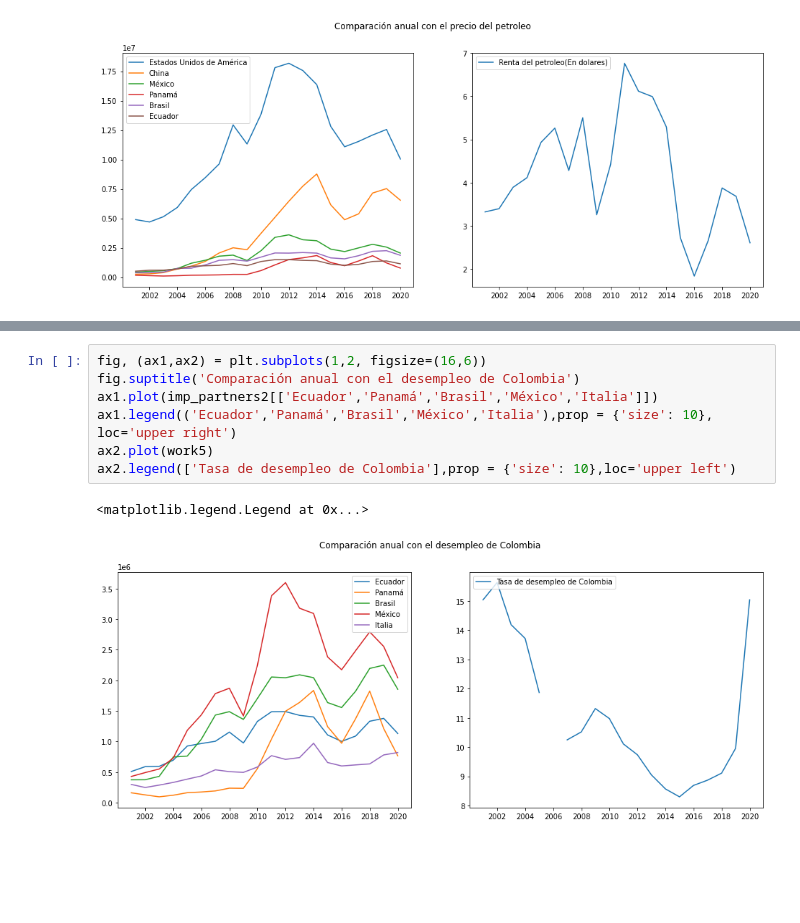
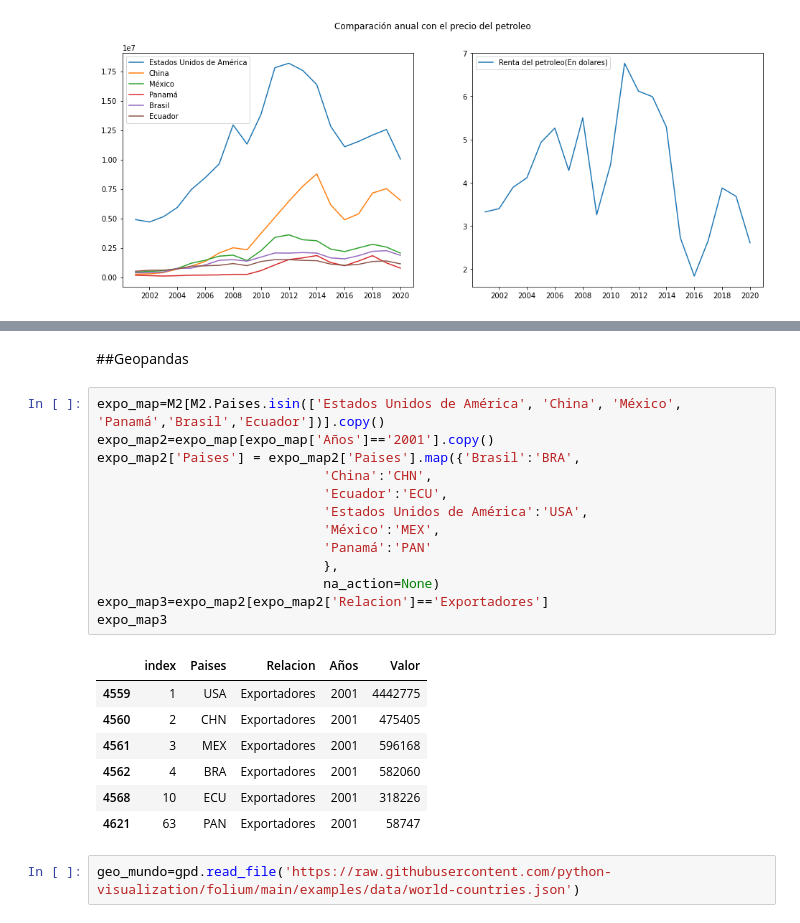
Before and after one commit to LuchoValr/Semillero, a Jupyter notebook: Proyecto_semillero_Avance1.ipynb, the cells around one changed output, grey strips where cells are left out. Drawn from its saved outputs; the diff is of its cells as text; blank space fills up the shorter version.

```diff
--- a/Proyecto_semillero_Avance1.ipynb
+++ b/Proyecto_semillero_Avance1.ipynb
@@ -255,10 +279,25 @@ ax2.plot(pibcap_ven5)
-# %%
-fig, (ax1,ax2) = plt.subplots(1,2, figsize=(16,6))
-fig.suptitle('Comparación anual con el desempleo de Colombia')
-ax1.plot(imp_partners2[['Ecuador','Panamá','Brasil','México','Italia']])
-ax1.legend(('Ecuador','Panamá','Brasil','México','Italia'),prop = {'size': 10}, loc='upper right')
-ax2.plot(work5)
-ax2.legend(['Tasa de desempleo de Colombia'],prop = {'size': 10},loc='upper left')
-# %% [output]
-<matplotlib.legend.Legend at 0x...>
-[figure, removed]
+# %% [markdown]
+##Geopandas
+# %%
+expo_map=M2[M2.Paises.isin(['Estados Unidos de América', 'China', 'México', 'Panamá','Brasil','Ecuador'])].copy()
+expo_map2=expo_map[expo_map['Años']=='2001'].copy()
+expo_map2['Paises'] = expo_map2['Paises'].map({'Brasil':'BRA',
+                             'China':'CHN',
+                             'Ecuador':'ECU',
+                             'Estados Unidos de América':'USA',
+                             'México':'MEX',
+                             'Panamá':'PAN'
+                             },
+                             na_action=None)
+expo_map3=expo_map2[expo_map2['Relacion']=='Exportadores']
+expo_map3
+# %% [output]
+|  | index | Paises | Relacion | Años | Valor |
+| 4559 | 1 | USA | Exportadores | 2001 | 4442775 |
+| 4560 | 2 | CHN | Exportadores | 2001 | 475405 |
+| 4561 | 3 | MEX | Exportadores | 2001 | 596168 |
+| 4562 | 4 | BRA | Exportadores | 2001 | 582060 |
+| 4568 | 10 | ECU | Exportadores | 2001 | 318226 |
+| 4621 | 63 | PAN | Exportadores | 2001 | 58747 |
+# %%
+geo_mundo=gpd.read_file('https://raw.githubusercontent.com/python-visualization/folium/main/examples/data/world-countries.json')
```
Also changed, not shown: parts of 8 cells of this notebook.
